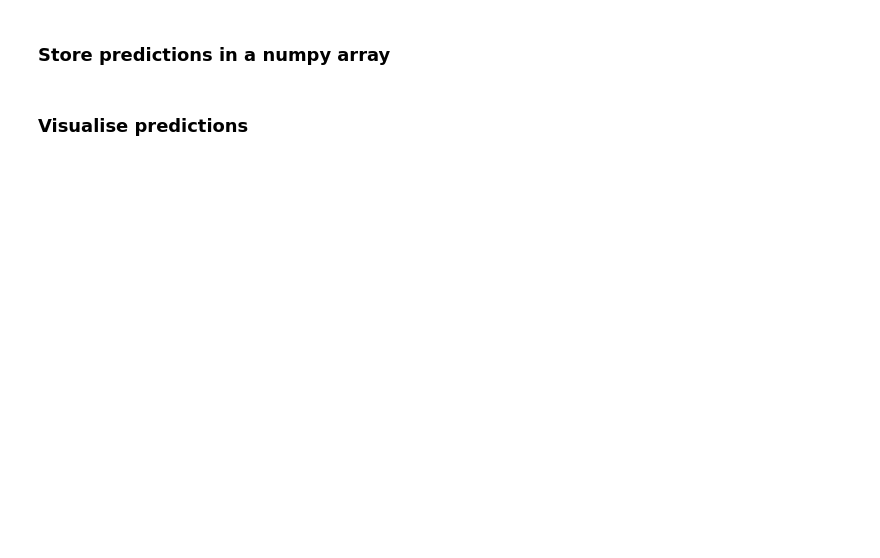
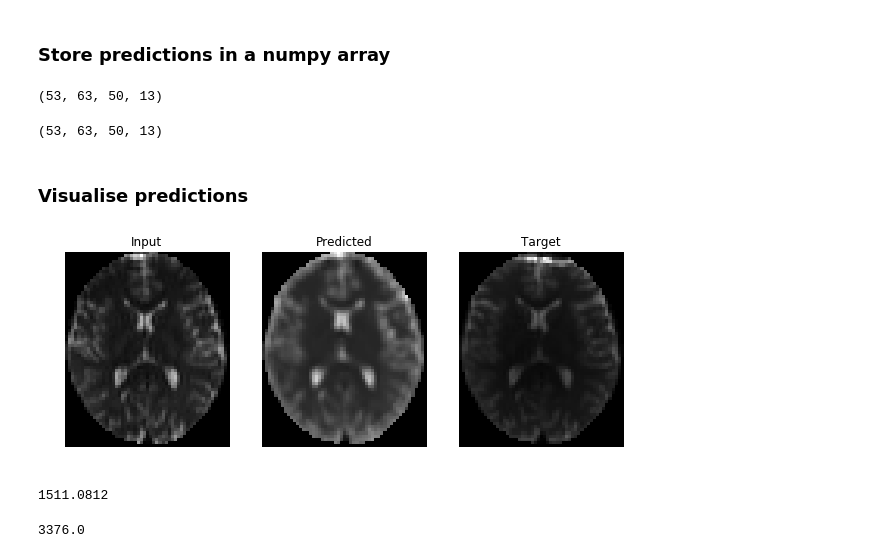
Before and after one commit to shivamdhall/MRIDataHarmonisation, a Jupyter notebook: Development/CrossX-Patchified-AWS.ipynb, the cells around one changed output. Cells and saved outputs as stored; diff of their text form; code cells hidden in the pictures; blank space fills up the shorter version.

```diff
--- a/Development/CrossX-Patchified-AWS.ipynb
+++ b/Development/CrossX-Patchified-AWS.ipynb
@@ -180,8 +180,7 @@ def viz_pred(inputs, predictions, labels, sliceNo, volume):
 petmr_data_path = '/home/ubuntu/project/Dataset/PETMR_data'
 trio_data_path = '/home/ubuntu/project/Dataset/TRIO_data'
 
-training_scans = ["1Scan1", "2Scan1","3Scan2","4Scan1", "5Scan1", \
-                "6Scan2","7Scan1","8Scan2",]
+training_scans = ["1Scan1", "2Scan1"]
 
 
 testing_scans = ["9Scan1"]
@@ -531,15 +535,25 @@ print ("Mean error per voxel : %f" % \
 predictions = get_predictions(net, testloader)
 # %%
 testing_data_inp[0].shape
+# %% [output]
+(53, 63, 50, 13)
 # %%
-predicted_brain = reconstruct_brain(predictions,[53,65,55,13])
+predicted_brain = reconstruct_brain(predictions,[53,63,50,13])
 # %%
 predicted_brain.shape
+# %% [output]
+(53, 63, 50, 13)
 # %% [markdown]
 ### Visualise predictions
 # %%
-viz_pred(testing_data_inp[0], predicted_brain, testing_data_out[0], 36, 10)
+viz_pred(testing_data_inp[0], predicted_brain, testing_data_out[0], 25, 10)
+# %% [output]
+[figure, added]
 # %%
 predicted_brain.max()
+# %% [output]
+1511.0812
 # %%
 testing_data_out[0].max()
+# %% [output]
+3376.0
```
Also changed, not shown: parts of 7 cells of this notebook.
